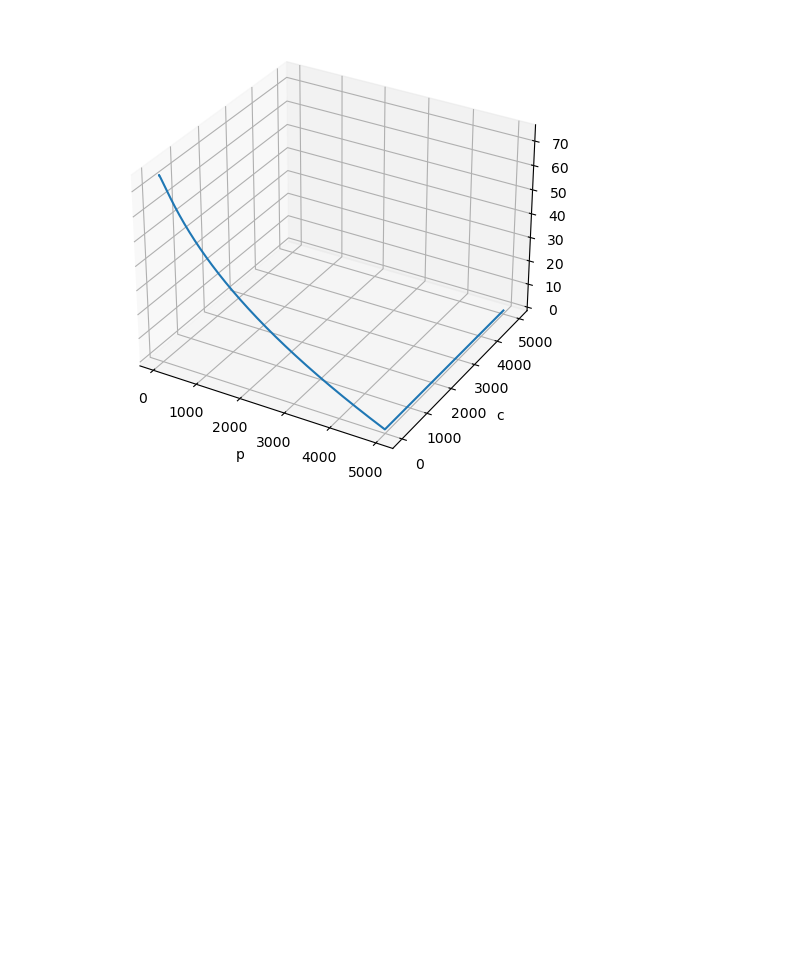
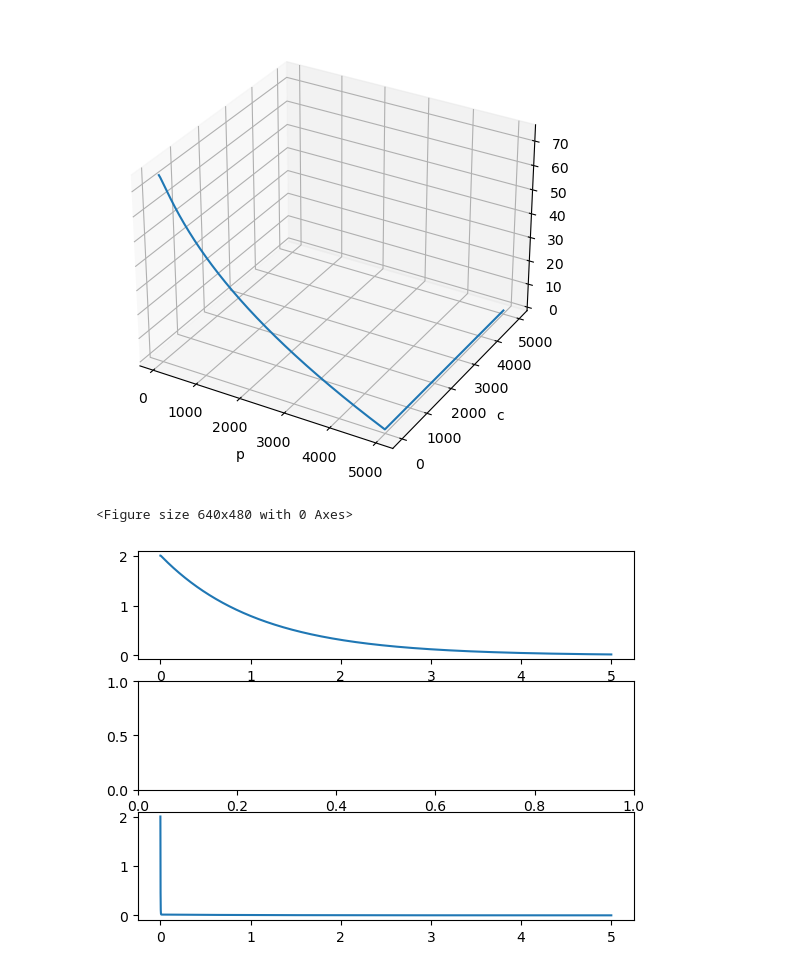
Before and after one commit to SPS-SP2273/learning-portfolio-yugan01, a Jupyter notebook: Mike testing 1 2 3.ipynb, the cells around one changed output. Drawn from its saved outputs; the diff is of its cells as text; code cells hidden in the pictures; blank space fills up the shorter version.

```diff
--- a/Mike testing 1 2 3.ipynb
+++ b/Mike testing 1 2 3.ipynb
@@ -35,3 +35,43 @@ plt.tight_layout()
 plt.show()
 # %% [output]
 [figure]
+# %%
+from matplotlib import pyplot as plt
+import math
+from mpl_toolkits.mplot3d import Axes3D
+
+from scipy.integrate import odeint
+
+def derivative(value, t):
+    p, q = value
+    dp_dt = -0.192* p * math.log(p/q)
+    dq_dt = 5.85 * p - 0.00873 * (p ** 2/3) * q - 0.02* q - 10 * 75 * q
+
+    return [dp_dt, dq_dt,]
+fig = plt.figure()
+max_time = 5
+d = 0.001
+time = np.arange(0, max_time, d)
+results = odeint(y0 = [2, 2],
+                 func = derivative,
+                 t = time)
+
+x = time
+y = results[:, 0] #p
+z = results[:, 1] #q
+
+#ax = plt.axes(projection = '3d')
+fig, ax = plt.subplots(nrows=3, ncols=1)
+ax[0].plot(x,y)
+#ax[1] = plt.axes(projection = '3d')
+#ax[1].plot3D(x, y, z)
+ax[2].plot(x,z)
+#ax.set_xlabel('time')
+#ax.set_ylabel('p')
+#ax.set_ylabel('q')
+#plt.tight_layout()
+
+plt.show()
+# %% [output]
+<Figure size 640x480 with 0 Axes>
+[figure, added]
```
Also changed, not shown: parts of 2 cells of this notebook, 1 other file.
